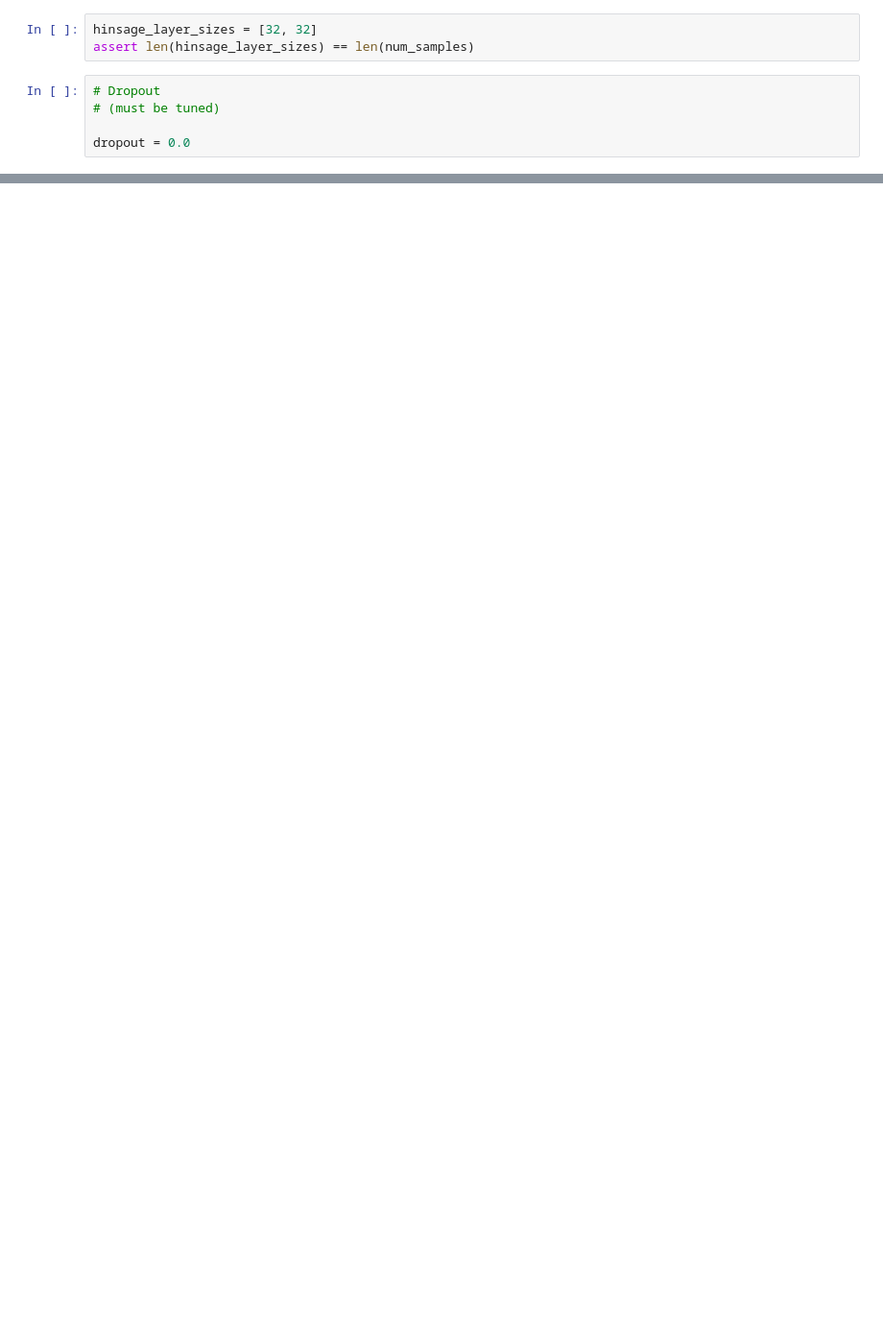
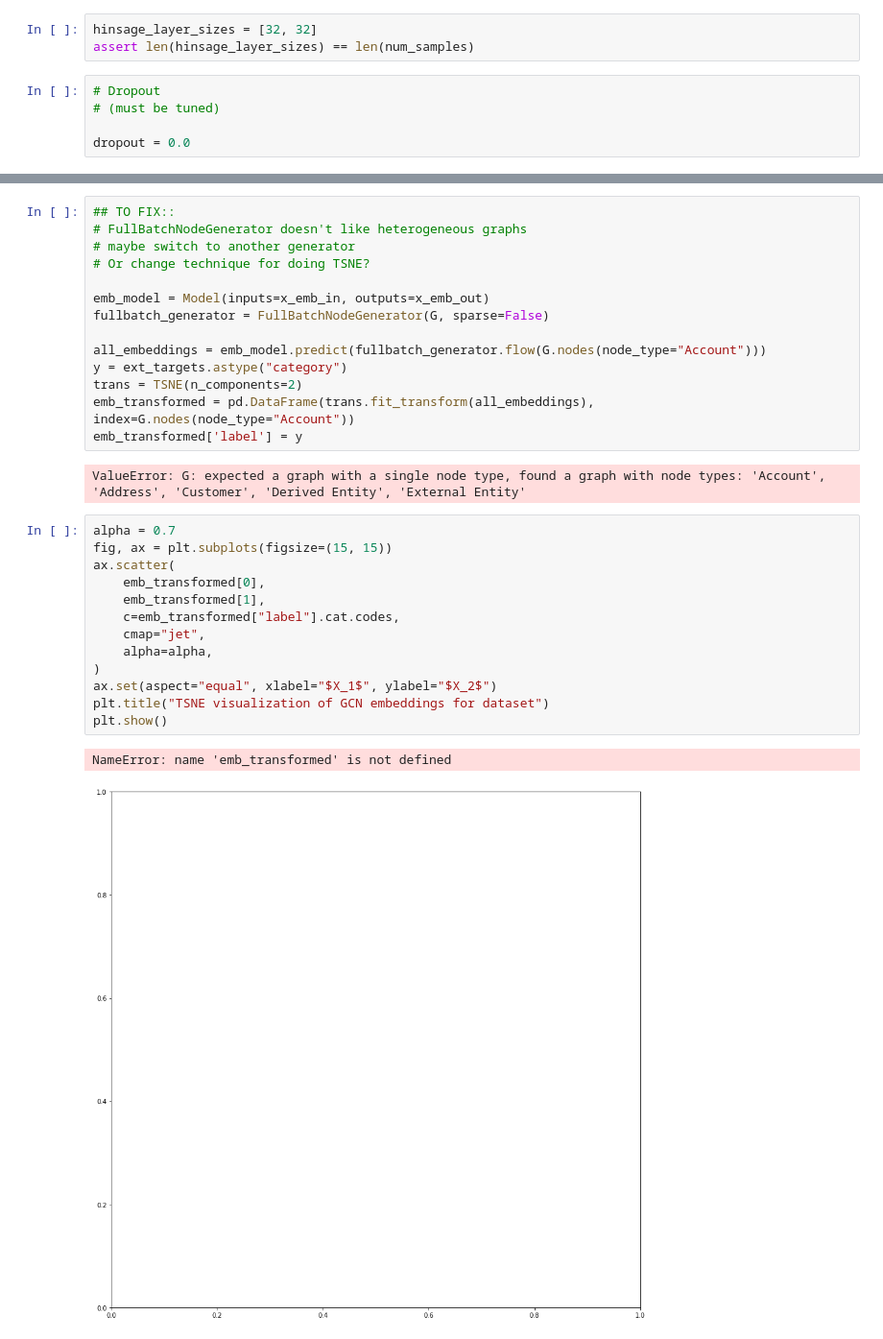
Before and after one commit to merklefruit/hpc2020-graphML, a Jupyter notebook: notebooks/HINSAGE #1.ipynb, the cells around one changed output, grey strips where cells are left out. Shown: that part at 96% size. Drawn from its saved outputs; the diff is of its cells as text; blank space fills up the shorter version.

```diff
--- a/notebooks/HINSAGE #1.ipynb
+++ b/notebooks/HINSAGE #1.ipynb
@@ -220,0 +236,32 @@ sg.utils.plot_history(history)
+# %%
+## TO FIX::
+# FullBatchNodeGenerator doesn't like heterogeneous graphs
+# maybe switch to another generator
+# Or change technique for doing TSNE?
+
+emb_model = Model(inputs=x_emb_in, outputs=x_emb_out)
+fullbatch_generator = FullBatchNodeGenerator(G, sparse=False)
+
+all_embeddings = emb_model.predict(fullbatch_generator.flow(G.nodes(node_type="Account")))
+y = ext_targets.astype("category")
+trans = TSNE(n_components=2)
+emb_transformed = pd.DataFrame(trans.fit_transform(all_embeddings), index=G.nodes(node_type="Account"))
+emb_transformed['label'] = y
+# %% [output]
+ValueError: G: expected a graph with a single node type, found a graph with node types: 'Account', 'Address', 'Customer', 'Derived Entity', 'External Entity'
+# %%
+alpha = 0.7
+fig, ax = plt.subplots(figsize=(15, 15))
+ax.scatter(
+    emb_transformed[0],
+    emb_transformed[1],
+    c=emb_transformed["label"].cat.codes,
+    cmap="jet",
+    alpha=alpha,
+)
+ax.set(aspect="equal", xlabel="$X_1$", ylabel="$X_2$")
+plt.title("TSNE visualization of GCN embeddings for dataset")
+plt.show()
+# %% [output]
+NameError: name 'emb_transformed' is not defined
+[figure, added]
```
Also changed, not shown: parts of 22 cells of this notebook, 4 other files.
